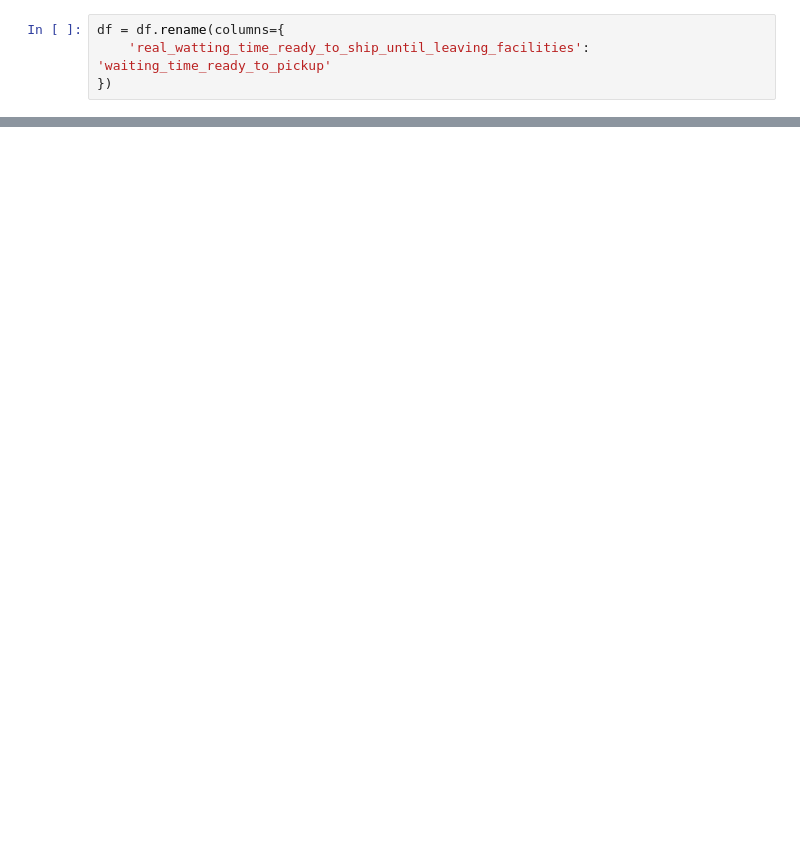
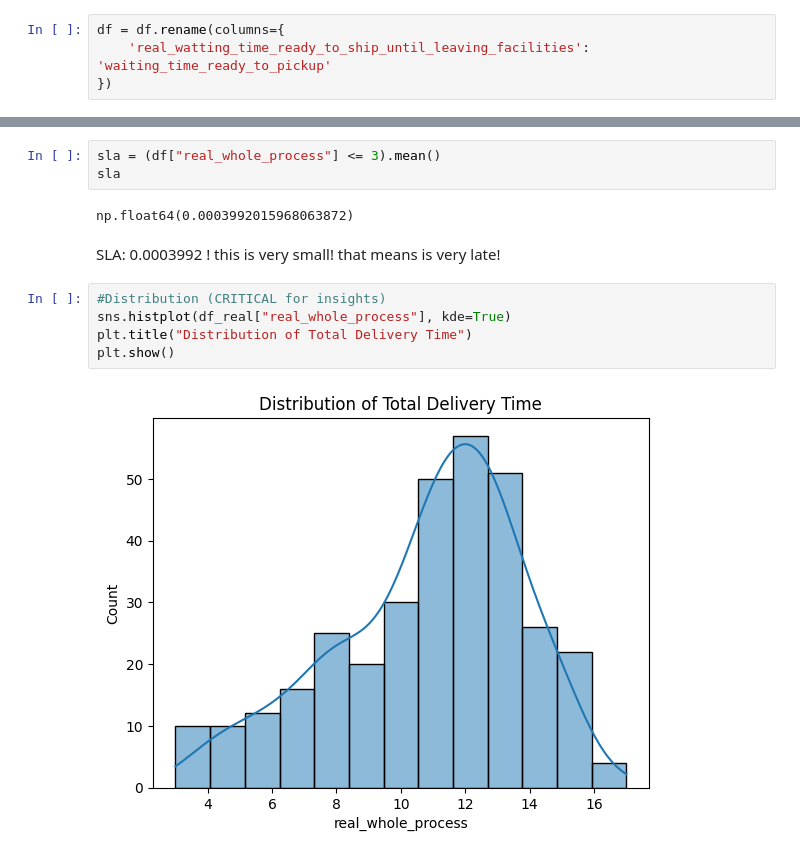
Before and after one commit to Pooneh2023/The-logistics-company, a Jupyter notebook: notebooks/07_delivery_analysis.ipynb, the cells around one changed output, grey strips where cells are left out. Saved outputs shown, nothing was run; the diff lists cells and outputs as text; blank space fills up the shorter version.

Commit message:
feat: add delivery analysis with SLA metrics and bottleneck insights

```diff
--- a/notebooks/07_delivery_analysis.ipynb
+++ b/notebooks/07_delivery_analysis.ipynb
@@ -352,0 +63,15 @@ NameError: name 'df' is not defined
+# %%
+sla = (df["real_whole_process"] <= 3).mean()
+sla
+# %% [output]
+np.float64(0.0003992015968063872)
+# %% [markdown]
+SLA: 0.0003992 !
+this is very small! that means is very late!
+# %%
+#Distribution (CRITICAL for insights)
+sns.histplot(df_real["real_whole_process"], kde=True)
+plt.title("Distribution of Total Delivery Time")
+plt.show()
+# %% [output]
+[figure, added]
```
Also changed, not shown: parts of 69 cells of this notebook, 3 other files.
